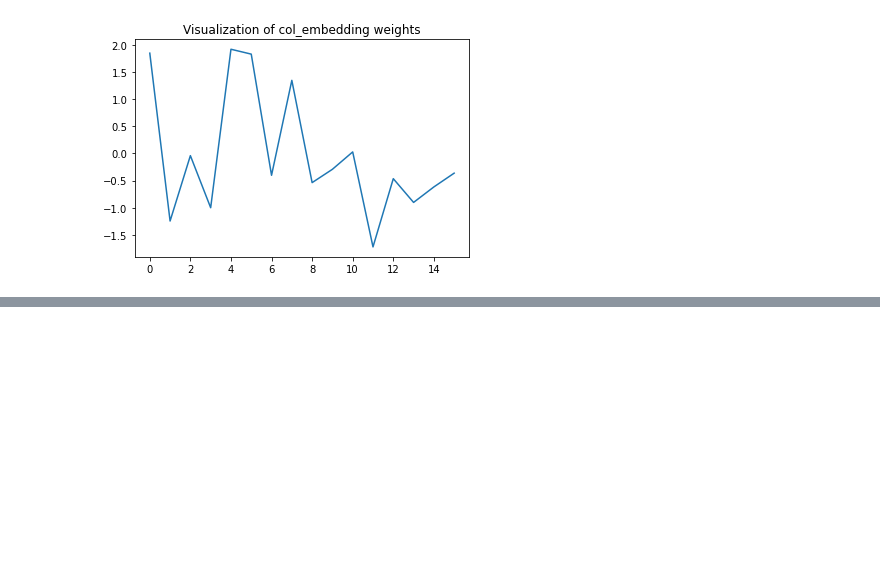
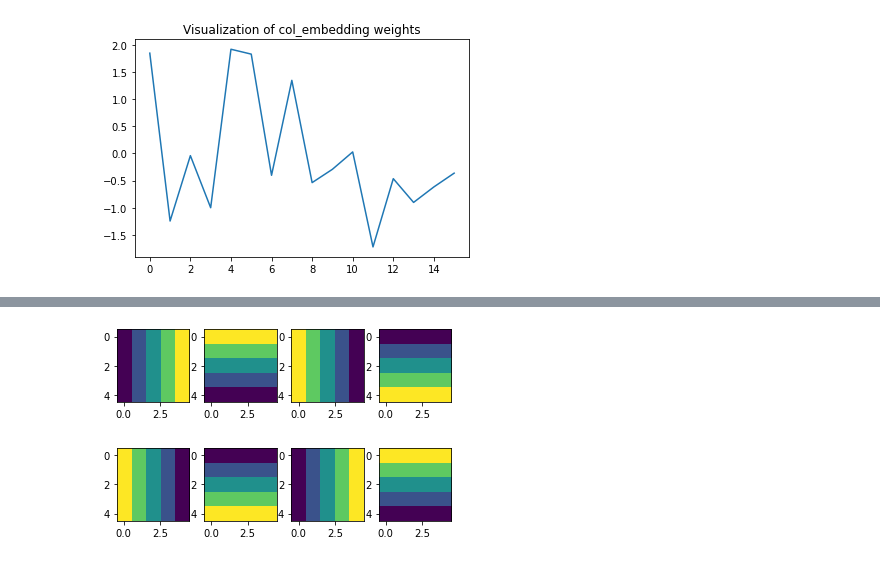
Before and after one commit to WouterBant/GEVit-DL2-Project, a Jupyter notebook: demo/demo_only_3_and_8.ipynb, the cells around one changed output, grey strips where cells are left out. Cells and saved outputs as stored; diff of their text form; code cells hidden in the pictures; blank space fills up the shorter version.

```diff
--- a/demo/demo_only_3_and_8.ipynb
+++ b/demo/demo_only_3_and_8.ipynb
@@ -227,0 +231,8 @@ plt.show()
+# %%
+col_indices = module.lifting_self_attention.col_indices
+
+for i in range(8):
+    plt.subplot(2,4,i+1)
+    plt.imshow(col_indices[i])
+# %% [output]
+[figure, added]
```
Also changed, not shown: parts of 4 cells of this notebook.
